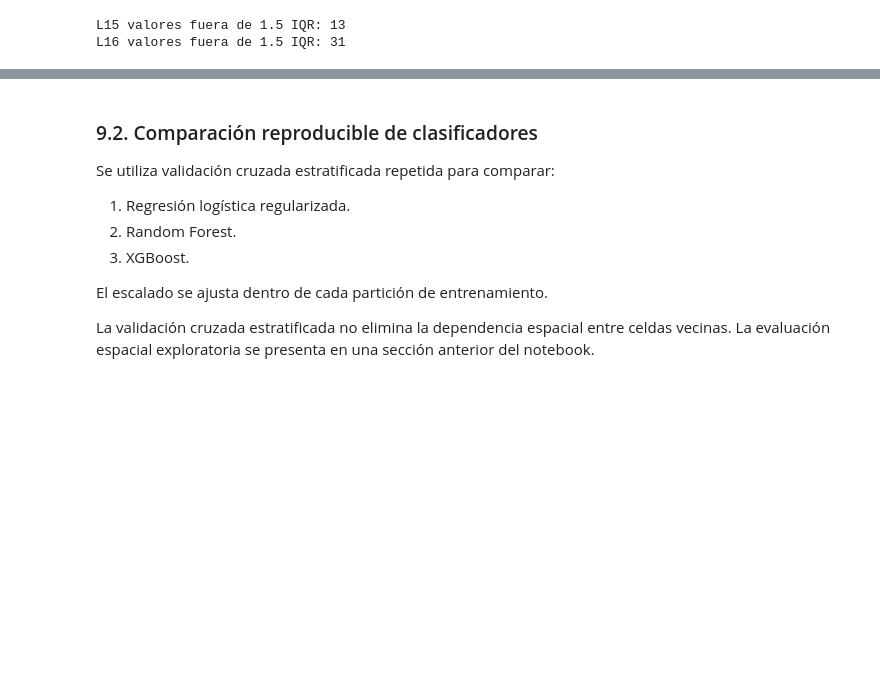
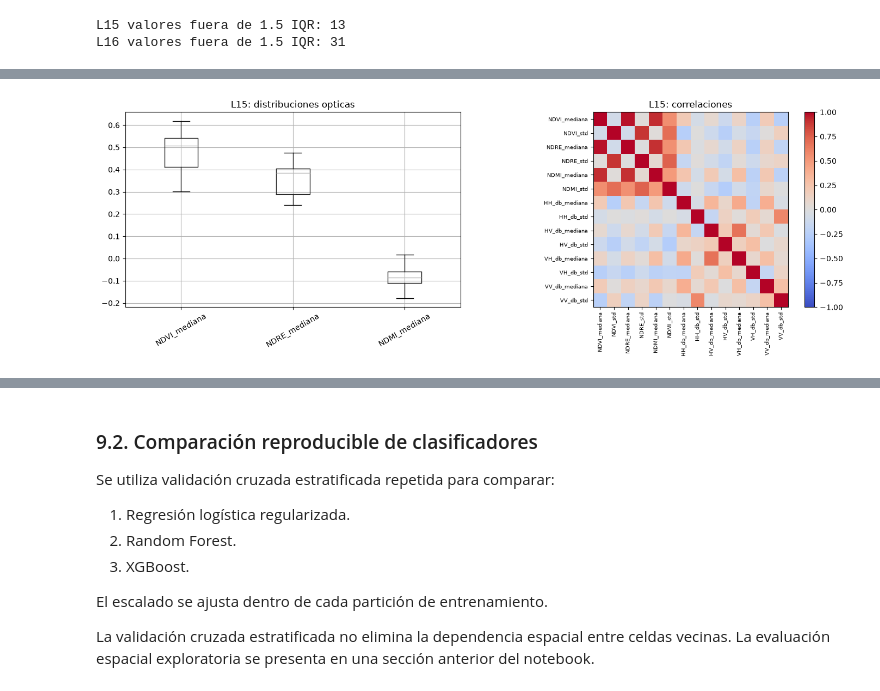
Before and after one commit to lautaroghezan/ml-saocom-sentinel-la-rosaura, a Jupyter notebook: notebooks/analisis_final_L15_L16.ipynb, the cells around one changed output, grey strips where cells are left out. Drawn from its saved outputs; the diff is of its cells as text; code cells hidden in the pictures; blank space fills up the shorter version.

```diff
--- a/notebooks/analisis_final_L15_L16.ipynb
+++ b/notebooks/analisis_final_L15_L16.ipynb
@@ -583,0 +632,85 @@ L16 valores fuera de 1.5 IQR: 31
+# %%
+
+variables_eda = opticas + radar
+
+faltantes = (
+    datos[variables_eda]
+    .isna()
+    .sum()
+    .rename("faltantes")
+    .to_frame()
+)
+print("Valores faltantes por atributo:")
+display(faltantes)
+
+for lote in ["L15", "L16"]:
+    sub = datos.loc[
+        datos["lote_id"] == lote,
+        variables_eda
+    ]
+
+    fig, axes = plt.subplots(
+        1, 2, figsize=(14, 5)
+    )
+
+    sub.boxplot(
+        column=[
+            "NDVI_mediana",
+            "NDRE_mediana",
+            "NDMI_mediana"
+        ],
+        ax=axes[0]
+    )
+    axes[0].set_title(
+        f"{lote}: distribuciones opticas"
+    )
+    axes[0].tick_params(
+        axis="x", rotation=30
+    )
+
+    correlaciones = sub.corr()
+    imagen = axes[1].imshow(
+        correlaciones,
+        vmin=-1,
+        vmax=1,
+        cmap="coolwarm"
+    )
+    axes[1].set_xticks(
+        range(len(variables_eda))
+    )
+    axes[1].set_yticks(
+        range(len(variables_eda))
+    )
+    axes[1].set_xticklabels(
+        variables_eda, rotation=90,
+        fontsize=7
+    )
+    axes[1].set_yticklabels(
+        variables_eda, fontsize=7
+    )
+    axes[1].set_title(
+        f"{lote}: correlaciones"
+    )
+    fig.colorbar(
+        imagen, ax=axes[1],
+        fraction=0.046
+    )
+    plt.tight_layout()
+    plt.show()
+
+    pares = correlaciones.abs().where(
+        np.triu(
+            np.ones(
+                correlaciones.shape,
+                dtype=bool
+            ),
+            k=1
+        )
+    )
+
+    print(
+        lote,
+        "- pares con correlacion absoluta >= 0.90:",
+        int((pares >= 0.90).sum().sum())
+    )
+# %% [output]
@@ -583,0 +733 @@ L16 valores fuera de 1.5 IQR: 31
+[figure, added]
```
Also changed, not shown: parts of 6 cells of this notebook.
